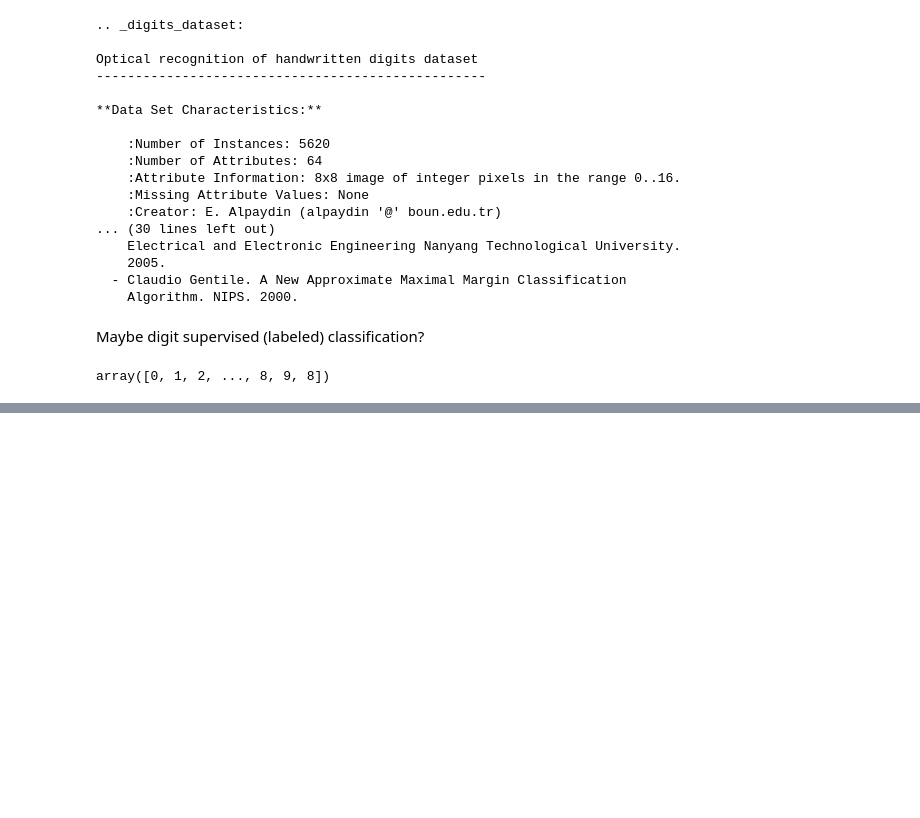
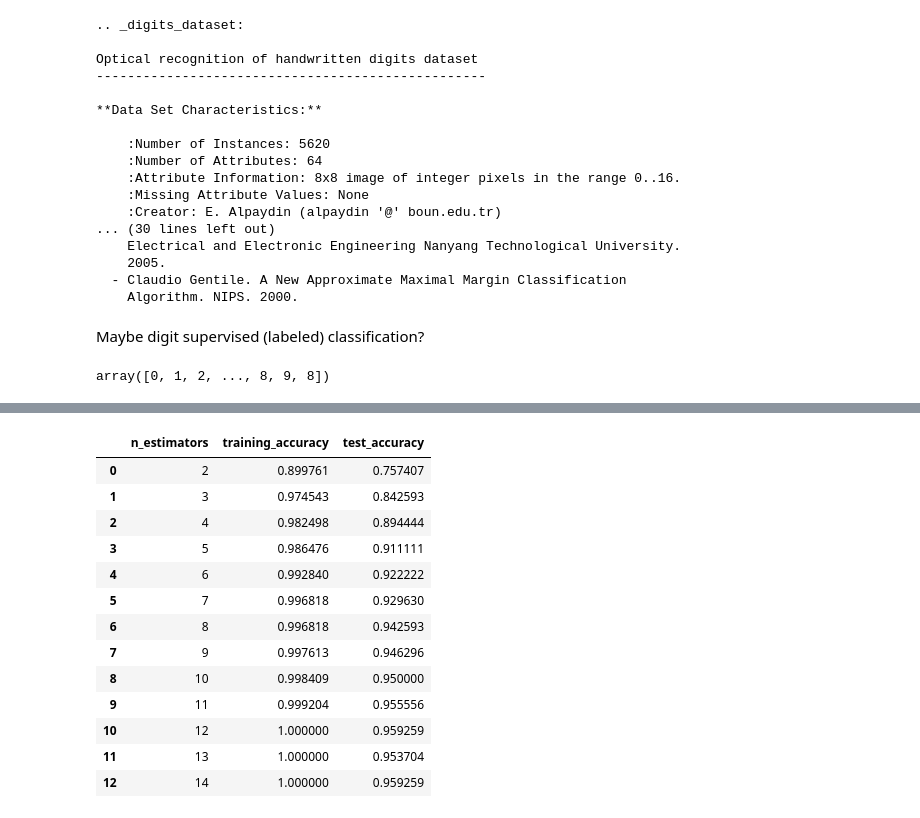
Before and after one commit to Bunnykey/PFDS, a Jupyter notebook: cmp_spv_learn.ipynb, the cells around one changed output, grey strips where cells are left out. Saved outputs shown, nothing was run; the diff lists cells and outputs as text; code cells hidden in the pictures; blank space fills up the shorter version.

```diff
--- a/cmp_spv_learn.ipynb
+++ b/cmp_spv_learn.ipynb
@@ -61,0 +183,33 @@ from sklearn.preprocessing import StandardScaler
+# %%
+# Random Forest
+training_accuracy = []
+test_accuracy = []
+n_estimators = range(2,15)
+
+for n in n_estimators:
+  forestModel = RandomForestClassifier(n_estimators=n, random_state=0)
+  forestModel.fit(X_train, y_train)
+  y_train_hat = forestModel.predict(X_train)
+  training_accuracy.append(accuracy_score(y_train, y_train_hat))
+  y_test_hat = forestModel.predict(X_test)
+  test_accuracy.append(accuracy_score(y_test, y_test_hat))
+
+estimator_check = pd.DataFrame(list(zip(n_estimators, training_accuracy, test_accuracy)),
+                                        columns = ['n_estimators', 'training_accuracy', 'test_accuracy'])
+
+estimator_check
+# %% [output]
+|  | n_estimators | training_accuracy | test_accuracy |
+| 0 | 2 | 0.899761 | 0.757407 |
+| 1 | 3 | 0.974543 | 0.842593 |
+| 2 | 4 | 0.982498 | 0.894444 |
+| 3 | 5 | 0.986476 | 0.911111 |
+| 4 | 6 | 0.992840 | 0.922222 |
+| 5 | 7 | 0.996818 | 0.929630 |
+| 6 | 8 | 0.996818 | 0.942593 |
+| 7 | 9 | 0.997613 | 0.946296 |
+| 8 | 10 | 0.998409 | 0.950000 |
+| 9 | 11 | 0.999204 | 0.955556 |
+| 10 | 12 | 1.000000 | 0.959259 |
+| 11 | 13 | 1.000000 | 0.953704 |
+| 12 | 14 | 1.000000 | 0.959259 |
```
Also changed, not shown: parts of 9 cells of this notebook.
